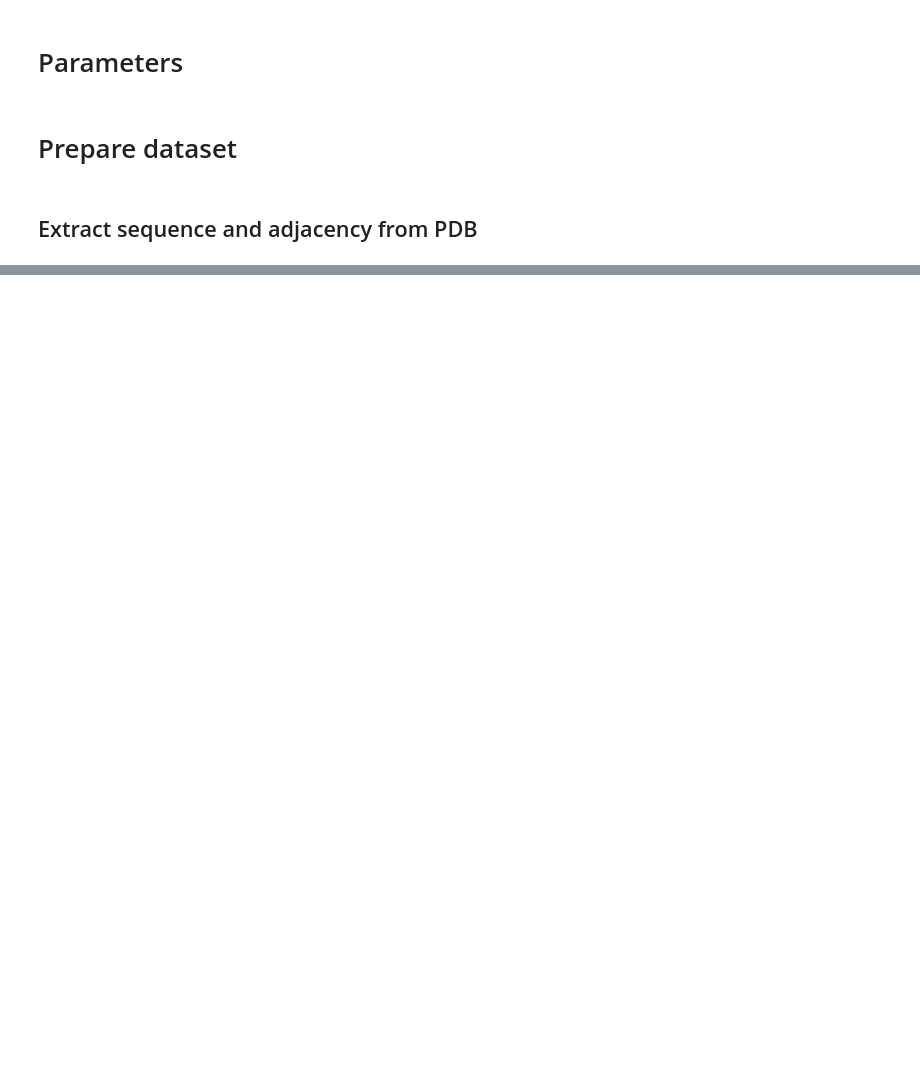
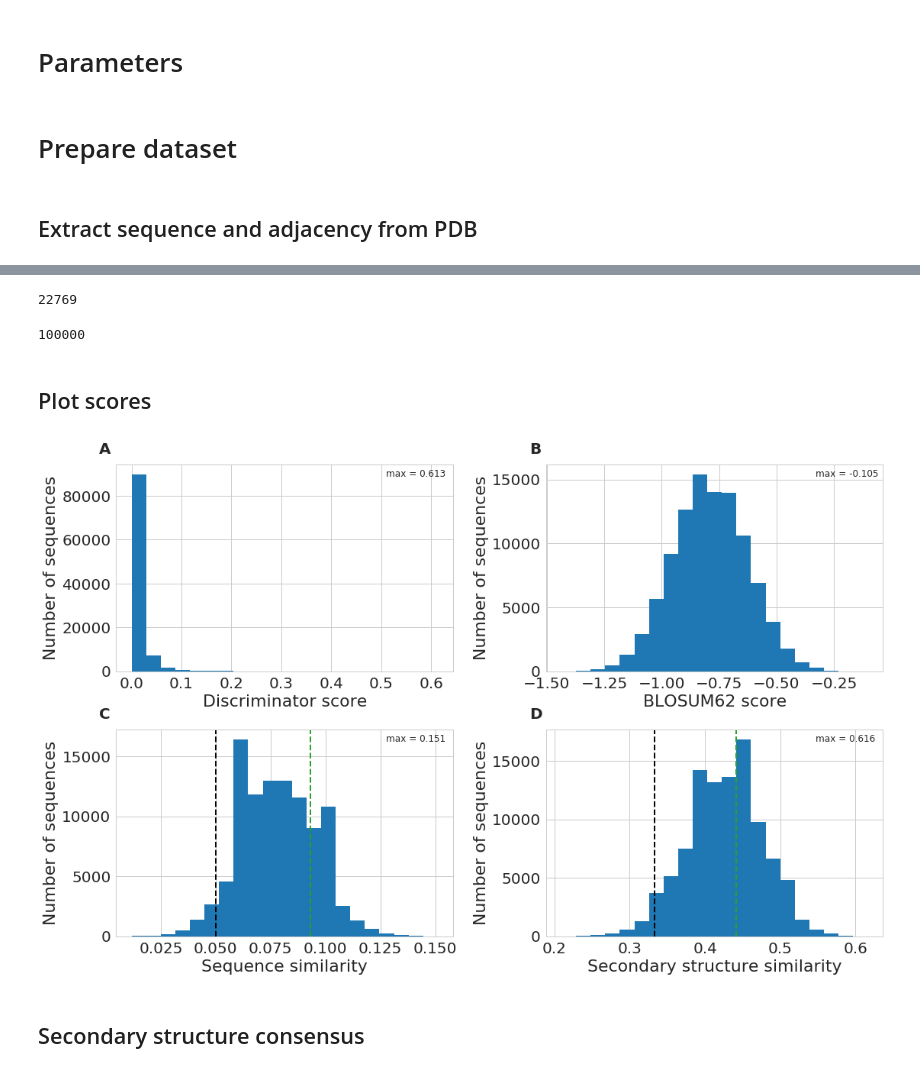
Before and after one commit to ostrokach/protein-adjacency-net, a Jupyter notebook: notebooks/07-evaluate_tim_barrel.ipynb, the cells around one changed output, grey strips where cells are left out. Drawn from its saved outputs; the diff is of its cells as text; code cells hidden in the pictures; blank space fills up the shorter version.

```diff
--- a/notebooks/07-evaluate_tim_barrel.ipynb
+++ b/notebooks/07-evaluate_tim_barrel.ipynb
@@ -391,0 +413,6 @@ pagnn.utils.make_weblogo(
+# %%
+reference = dfs[0].iloc[0]
+# %%
+predictions = pd.concat([
+    df.iloc[1:] for df in dfs
+])
@@ -391,0 +443,56 @@ pagnn.utils.make_weblogo(
+# %%
+def sequence_match(ref, pred):
+    assert len(ref) == len(pred)
+    return sum(a == b for a, b in zip(ref, pred)) / len(ref)
+# %%
+# predictions['sequence_match_score'] = (
+#     predictions['sequence'].apply(lambda s: sequence_match(reference['sequence'], s)))
+
+predictions['ss_edit_score'] = (
+    predictions['sequence_ss'].apply(lambda s: sequence_match(reference['sequence_ss'], s)))
+# %%
+predictions['sequence_ss'].str.contains('E').sum()
+# %% [output]
+22769
+# %%
+len(predictions)
+# %% [output]
+100000
+# %% [markdown]
+## Plot scores
+# %%
+fg, axs = plt.subplots(2, 2, figsize=(16, 10))
+axs = axs.flat
+
+data = [
+    ('discriminator_score', 'Discriminator score'),
+    ('blosum62_score', 'BLOSUM62 score'),
+    ('edit_score', 'Sequence similarity'),
+    ('ss_edit_score', 'Secondary structure similarity'),
+]
+
+for i, (name, xlabel) in enumerate(data):
+    ax = axs[i]
+    plt.sca(ax)
+    plt.hist(predictions[name].values, bins=21)
+    plt.xlabel(xlabel)
+    plt.ylabel("Number of sequences")
+    plt.text(-0.05, 1.05, string.ascii_uppercase[i], transform=ax.transAxes, size=20, weight='bold')
+    plt.text(0.80, 0.94, f'max = {predictions[name].max():.3f}', transform=ax.transAxes, size=12)
+    if name == 'edit_score':
+        mode_frac = reference['sequence'].count('A') / len(reference['sequence'])
+        plt.axvline(x=1 / 20, color='k', linestyle='--', linewidth=2)
+        plt.axvline(x=mode_frac, color='C2', linestyle='--', linewidth=2)
+    elif name == 'ss_edit_score':
+        mode_frac = reference['sequence_ss'].count('H') / len(reference['sequence_ss'])
+        plt.axvline(x=1/3, color='k', linestyle='--', linewidth=2)
+        plt.axvline(x=mode_frac, color='C2', linestyle='--', linewidth=2)
+
+plt.tight_layout()
+
+plt.savefig(f'{NOTEBOOK_PATH}/generated_sequence_statistics.pdf', bbox_inches='tight')
+plt.savefig(f'{NOTEBOOK_PATH}/generated_sequence_statistics.png', dpi=300, bbox_inches='tight')
+# %% [output]
+[figure, added]
+# %% [markdown]
+## Secondary structure consensus
```
Also changed, not shown: parts of 104 cells of this notebook, 9 other files.
